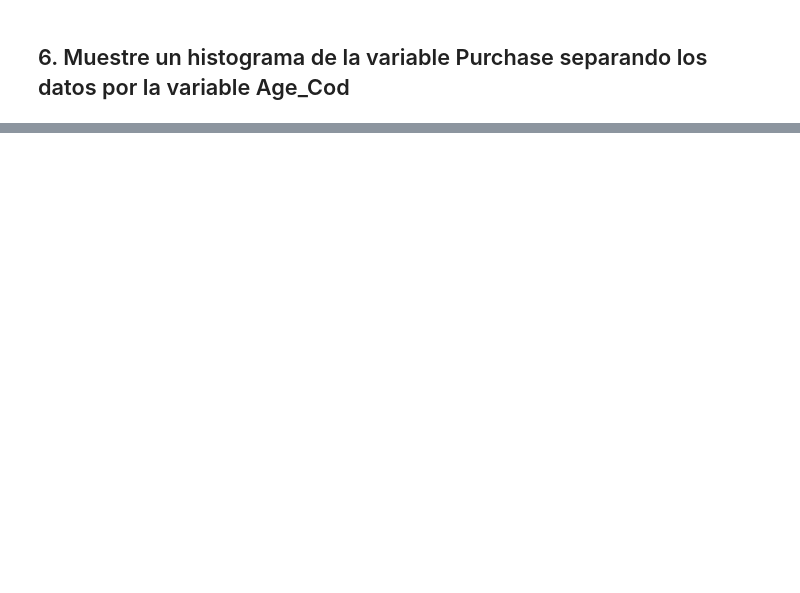
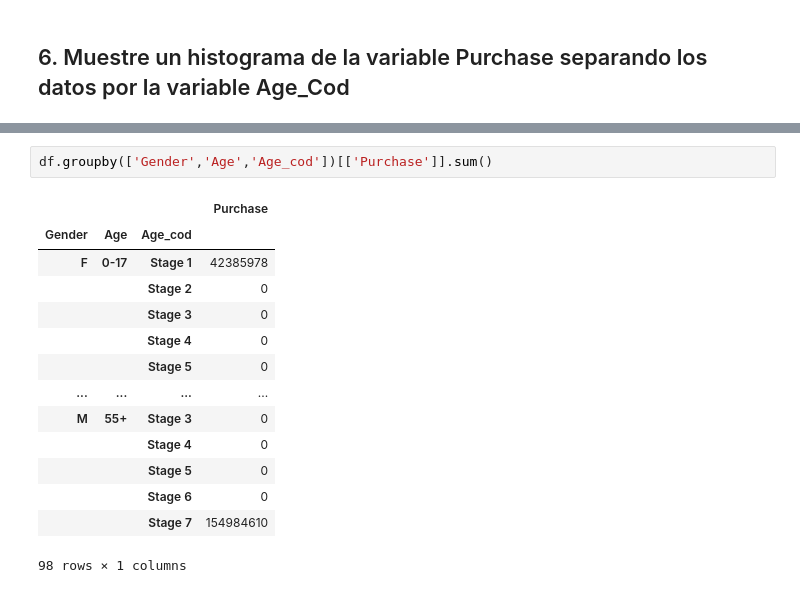
Before and after one commit to joelbarranteswins/Specialization_Final_Exam, a Jupyter notebook: Pregunta 2.ipynb, the cells around one changed output, grey strips where cells are left out. Cells and saved outputs as stored; diff of their text form; blank space fills up the shorter version.

```diff
--- a/Pregunta 2.ipynb
+++ b/Pregunta 2.ipynb
@@ -246 +252,18 @@ sns.histplot(x='Purchase', data=df, hue='Age_cod')
+# %%
+df.groupby(['Gender','Age','Age_cod'])[['Purchase']].sum()
+# %% [output]
+|  |  |  | Purchase |
+| Gender | Age | Age_cod |  |
+| F | 0-17 | Stage 1 | 42385978 |
+|  |  | Stage 2 | 0 |
+|  |  | Stage 3 | 0 |
+|  |  | Stage 4 | 0 |
+|  |  | Stage 5 | 0 |
+| ... | ... | ... | ... |
+| M | 55+ | Stage 3 | 0 |
+|  |  | Stage 4 | 0 |
+|  |  | Stage 5 | 0 |
+|  |  | Stage 6 | 0 |
+|  |  | Stage 7 | 154984610 |
+98 rows × 1 columns
 # %% [markdown]
```
Also changed, not shown: parts of 26 cells of this notebook.
